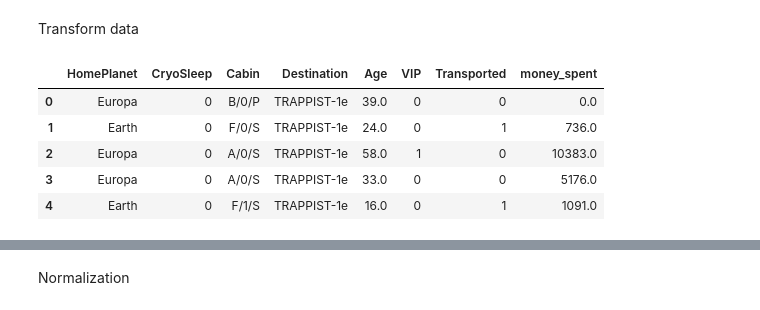
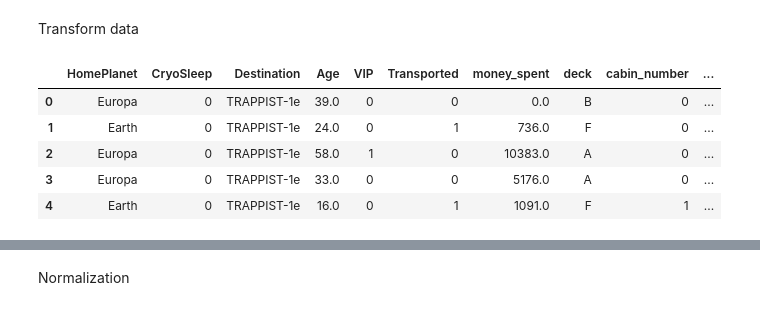
Before and after one commit to A-B-Ibrahim/Kaggle_Spaceship_Titanic, a Jupyter notebook: Spaceship_titanic.ipynb, the cells around one changed output, grey strips where cells are left out. Drawn from its saved outputs; the diff is of its cells as text; code cells hidden in the pictures.

Commit message:
added normalization as well as train_test split. tested rf model to confirm it works. Need to test other models.

```diff
--- a/Spaceship_titanic.ipynb
+++ b/Spaceship_titanic.ipynb
@@ -123,14 +152,18 @@ luxury_services = [
 train_df["money_spent"] = train_df[luxury_services].sum(axis=1)
 #remove all of the luxury services columns
 train_df = train_df.drop(columns = luxury_services)
-# %%
-#show data after transformation
-transformed_df = train_df
-transformed_df.head()
-# %% [output]
-|  | HomePlanet | CryoSleep | Cabin | Destination | Age | VIP | Transported | money_spent |
-| 0 | Europa | 0 | B/0/P | TRAPPIST-1e | 39.0 | 0 | 0 | 0.0 |
-| 1 | Earth | 0 | F/0/S | TRAPPIST-1e | 24.0 | 0 | 1 | 736.0 |
-| 2 | Europa | 0 | A/0/S | TRAPPIST-1e | 58.0 | 1 | 0 | 10383.0 |
-| 3 | Europa | 0 | A/0/S | TRAPPIST-1e | 33.0 | 0 | 0 | 5176.0 |
-| 4 | Earth | 0 | F/1/S | TRAPPIST-1e | 16.0 | 0 | 1 | 1091.0 |
+# %%
+#split cabin into it three respective parts of deck, number and side
+train_df[["deck","cabin_number","side"]] = train_df["Cabin"].str.split('/',expand=True)
+train_df["side"]=train_df["side"].map({"P":0,"S":1})
+train_df = train_df.drop(columns = "Cabin")
+# %%
+#show data after transformation
+train_df.head()
+# %% [output]
+|  | HomePlanet | CryoSleep | Destination | Age | VIP | Transported | money_spent | deck | cabin_number | ... |
+| 0 | Europa | 0 | TRAPPIST-1e | 39.0 | 0 | 0 | 0.0 | B | 0 | ... |
+| 1 | Earth | 0 | TRAPPIST-1e | 24.0 | 0 | 1 | 736.0 | F | 0 | ... |
+| 2 | Europa | 0 | TRAPPIST-1e | 58.0 | 1 | 0 | 10383.0 | A | 0 | ... |
+| 3 | Europa | 0 | TRAPPIST-1e | 33.0 | 0 | 0 | 5176.0 | A | 0 | ... |
+| 4 | Earth | 0 | TRAPPIST-1e | 16.0 | 0 | 1 | 1091.0 | F | 1 | ... |
```
Also changed, not shown: parts of 13 cells of this notebook.
